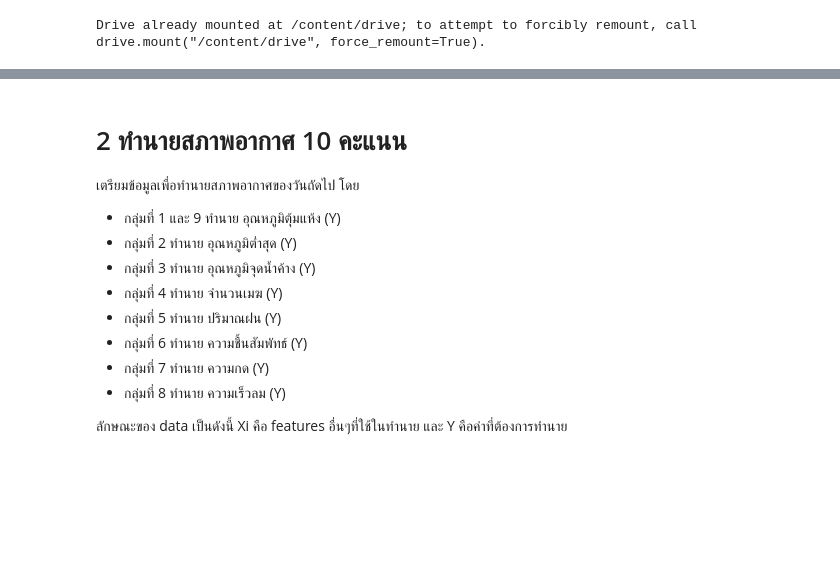
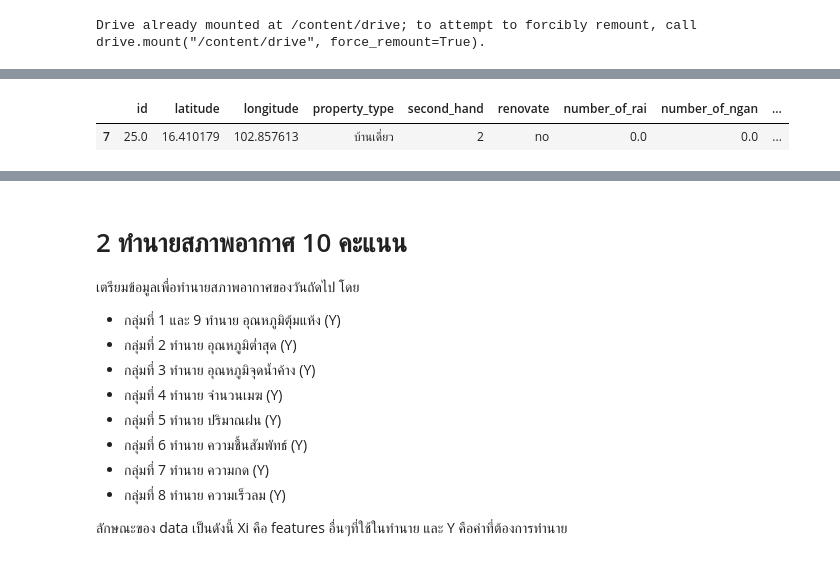
Before and after one commit to supatsara2002/bsc_dpdm22, a Jupyter notebook: midterm_dpdm22.ipynb, the cells around one changed output, grey strips where cells are left out. Saved outputs shown, nothing was run; the diff lists cells and outputs as text; code cells hidden in the pictures; blank space fills up the shorter version.

```diff
--- a/midterm_dpdm22.ipynb
+++ b/midterm_dpdm22.ipynb
@@ -50,0 +156,8 @@ ValueError: ignored
+# %%
+id = 25
+# %%
+this_home = home_1[home_1['id']==id ]
+this_home
+# %% [output]
+|  | id | latitude | longitude | property_type | second_hand | renovate | number_of_rai | number_of_ngan | ... |
+| 7 | 25.0 | 16.410179 | 102.857613 | บ้านเดี่ยว | 2 | no | 0.0 | 0.0 | ... |
```
Also changed, not shown: parts of 53 cells of this notebook.
